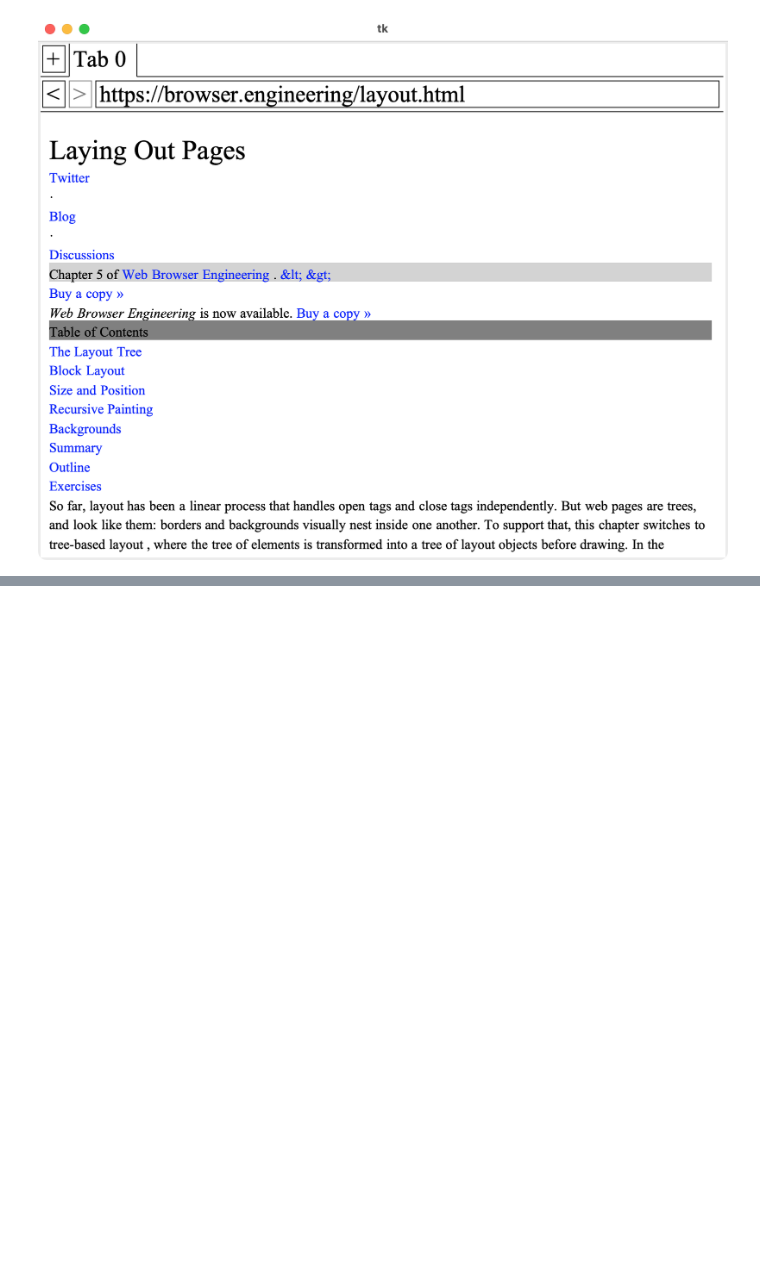
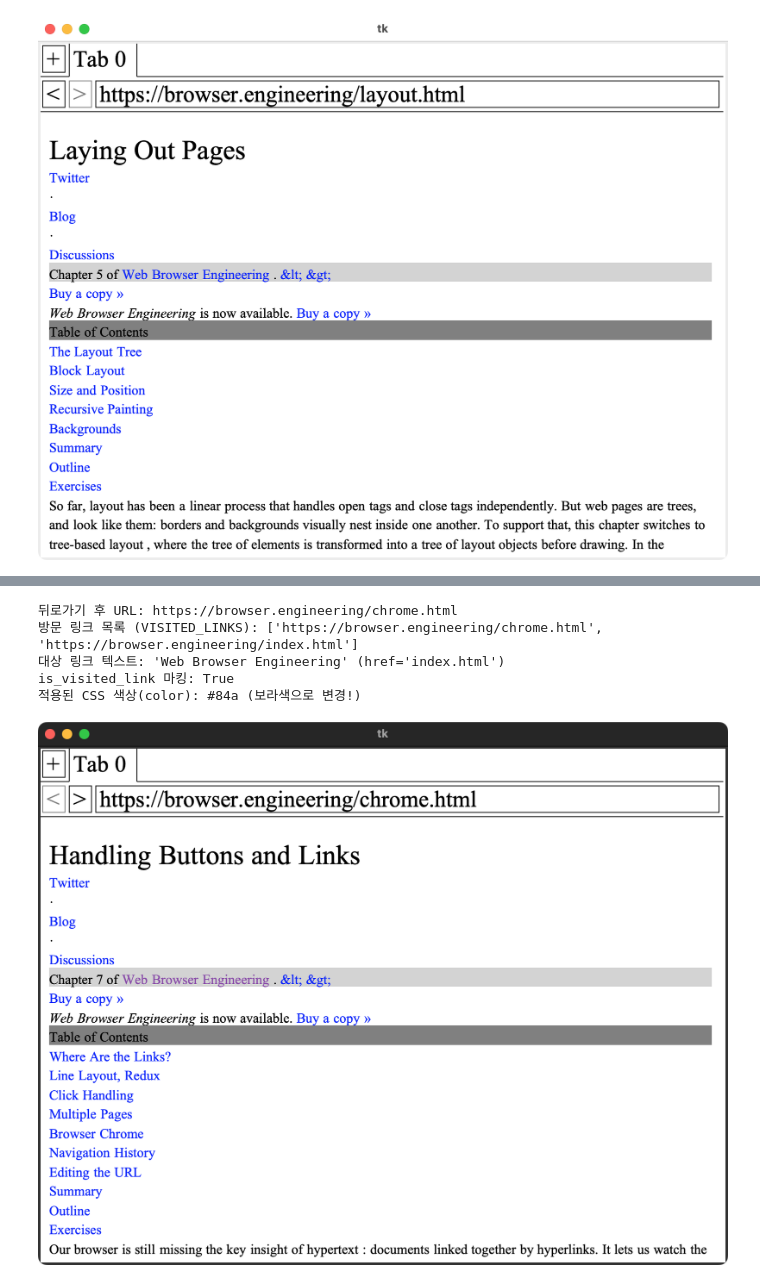
Before and after one commit to r4k0nb4k0n/browser-engineering-study, a Jupyter notebook: part-2-handling-buttons-and-links-7-hyperlinks-and-browser-chrome.ipynb, the cells around one changed output, grey strips where cells are left out. Cells and saved outputs as stored; diff of their text form; code cells hidden in the pictures; blank space fills up the shorter version.

```diff
--- a/part-2-handling-buttons-and-links-7-hyperlinks-and-browser-chrome.ipynb
+++ b/part-2-handling-buttons-and-links-7-hyperlinks-and-browser-chrome.ipynb
@@ -598,0 +680,33 @@ display_tk_window(browser.window, settle_seconds=0.4, destroy=True)
+# %%
+# 뒤로가기 (<) 버튼 클릭 시뮬레이션
+class MockClick:
+    def __init__(self, x, y):
+        self.x = x
+        self.y = y
+
+back_x = browser.chrome.back_rect.left + 5
+back_y = browser.chrome.back_rect.top + 5
+browser.handle_click(MockClick(back_x, back_y))
+
+tab = browser.active_tab
+link_after = next(
+    n for n in tree_to_list(tab.nodes, [])
+    if isinstance(n, Element) and n.tag == "a" and n.attributes.get("href") == "index.html"
+)
+link_text = "".join(c.text for c in link_after.children if hasattr(c, "text"))
+
+print(f"뒤로가기 후 URL: {tab.url}")
+print(f"방문 링크 목록 (VISITED_LINKS): {sorted(list(VISITED_LINKS))}")
+print(f"대상 링크 텍스트: '{link_text}' (href='index.html')")
+print(f"is_visited_link 마킹: {getattr(link_after, 'is_visited_link', False)}")
+print(f"적용된 CSS 색상(color): {link_after.style.get('color')} (보라색으로 변경!)")
+
+# 마지막 테스트 셀이므로 창 파기 (destroy=True)
+display_tk_window(browser.window, settle_seconds=0.4, destroy=True)
+# %% [output]
+뒤로가기 후 URL: https://browser.engineering/chrome.html
+방문 링크 목록 (VISITED_LINKS): ['https://browser.engineering/chrome.html', 'https://browser.engineering/index.html']
+대상 링크 텍스트: 'Web Browser Engineering' (href='index.html')
+is_visited_link 마킹: True
+적용된 CSS 색상(color): #84a (보라색으로 변경!)
+[figure, added]
```
Also changed, not shown: parts of 6 cells of this notebook, 3 other files.
